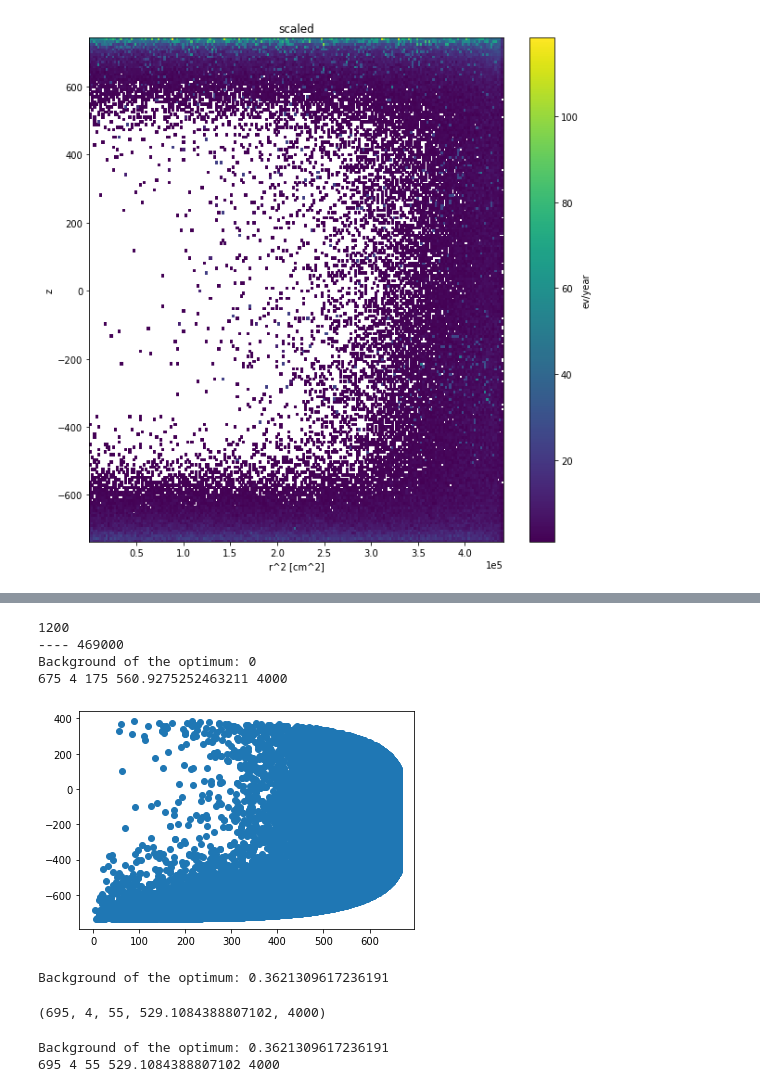
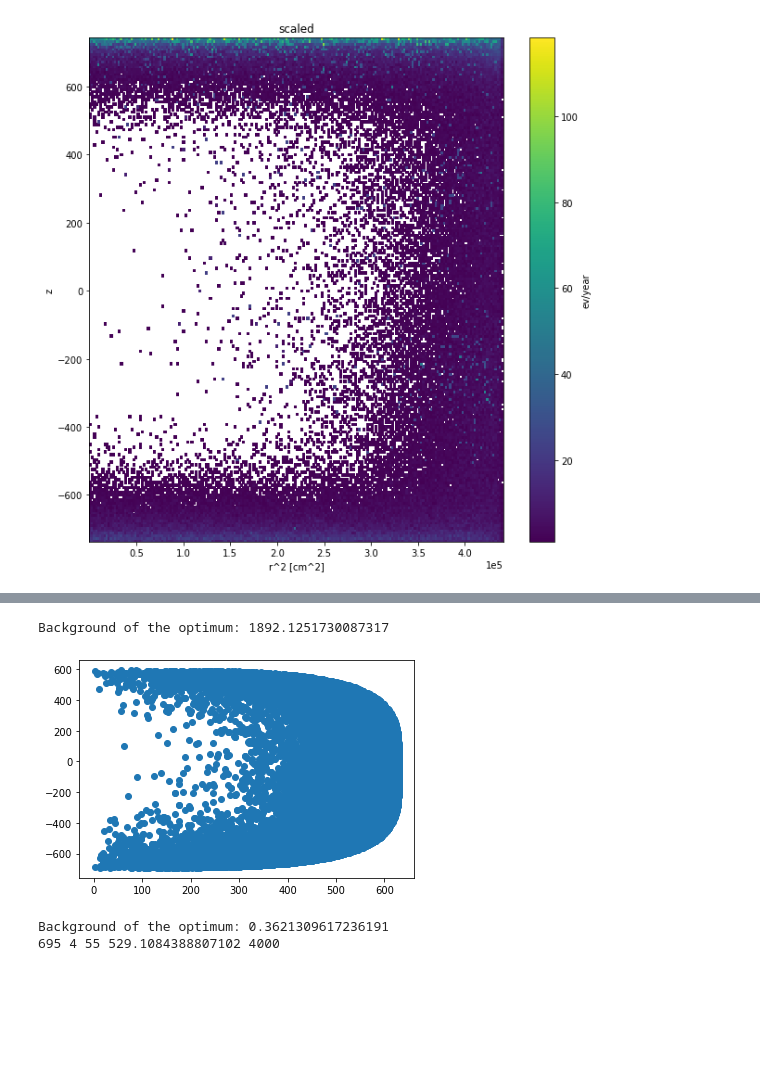
Before and after one commit to ariannarocchetti/MonteCarlo_ER, a Jupyter notebook: analysis_en.ipynb, the cells around one changed output, grey strips where cells are left out. Saved outputs shown, nothing was run; the diff lists cells and outputs as text; code cells hidden in the pictures; blank space fills up the shorter version.

```diff
--- a/analysis_en.ipynb
+++ b/analysis_en.ipynb
@@ -190,0 +208,4 @@ plt.show()
+# %%
+radius, n_steps, shift, height, mass, df_copy = optimizing_FV(df, LXe_mass)
+# %% [output]
+Background of the optimum: 1892.1251730087317
@@ -191,54 +217,13 @@ plt.show()
 # %%
-radius, n_steps, shift, height , LXe_mass, res = optimizing_FV(r, z, weights, LXe_mass)
-print(radius, n_steps, shift, height , LXe_mass )
-
 def f(df,radius, n_steps, shift, height):
-    #return ( (1 - ( (abs(x/radius))**n_steps) ** (1/n_steps)) * abs(height) ) -shift
     df["fv"] = ((abs(df.R)/radius)**n_steps + (abs(df.Z+shift)/height)**n_steps)
     df = df[df.fv<1]
 
     return df
 
 df2 = f(data, radius, n_steps, shift, height)
 
 plt.scatter(df2.R, df2.Z)
 plt.show()
 # %% [output]
-1200
----- 469000
-Background of the optimum: 0
-675 4 175 560.9275252463211 4000
-[figure, old version]
+[figure, new version]
-# %%
-# optimizing the fiducial volume
-def optimizing_FV(r, z, weights, LXe_mass): # array of r**2 (not r as it says), z, weights and LXe_mass in kg
-    radius_steps = np.arange(600, 700, 5)
-    n_steps = np.arange(3, 5, 1)
-    shift_steps = np.arange(50, 200, 5)
-    result_1 = []
-    result_2 = []
-    for i in range(0, len(radius_steps)):
-        for j in range(0,len(n_steps)):
-            for k in range(0,len(shift_steps)):
-                #
-                height_half = (LXe_mass/2850) *  10**9 * 2 * n_steps[j] / (2/3 * radius_steps[i]**2 *  4 * math.pi * beta(2/n_steps[j], 1/n_steps[j])) # calculation of z_max for a given LXe_mass and given parameters for n, z_max and r_max
-
-                if height_half < 740: # adapt the 1300mm to the maximum z_max (our TPC is 2.6 m, so z_max is the largest 1.3m)
-                    if (- shift_steps[k] + height_half <= 743.8) and (- shift_steps[k] - height_half >= -737): # this is to make sure that the superellisoid is fully located in the sensitive area (-1350mm and 1250mm are the edges of the DARWIN TPC)
-                        counts = []
-                        for l in range(0, len(r)):
-
-                            if ((abs(np.sqrt(r[l]))/radius_steps[i])**n_steps[j] + (abs(z[l]+shift_steps[k])/height_half)**n_steps[j]) <= 1: # the actual FV cut
-                                counts.append(weights[l])
-                        result_1.append(sum(counts))
-                        if sum(counts) == 0: print(f"Used parameters: radius {radius_steps[i]}, n {n_steps[j]}, shift {shift_steps[k]}") # just a print out so you can see what the code is currently doing
-
-                        result_2.append([radius_steps[i], n_steps[j], shift_steps[k], height_half])
-    minimum = result_1.index(min(result_1))
-
-    print(f"Background of the optimum: {result_1[minimum]}") # prints the background rate inside the optimal superellipsoid
-    return result_2[minimum][0], result_2[minimum][1], result_2[minimum][2], result_2[minimum][3], LXe_mass
-optimizing_FV(r, z, weights, LXe_mass)
-# %% [output]
-Background of the optimum: 0.3621309617236191
-(695, 4, 55, 529.1084388807102, 4000)
```
Also changed, not shown: parts of 8 cells of this notebook.
